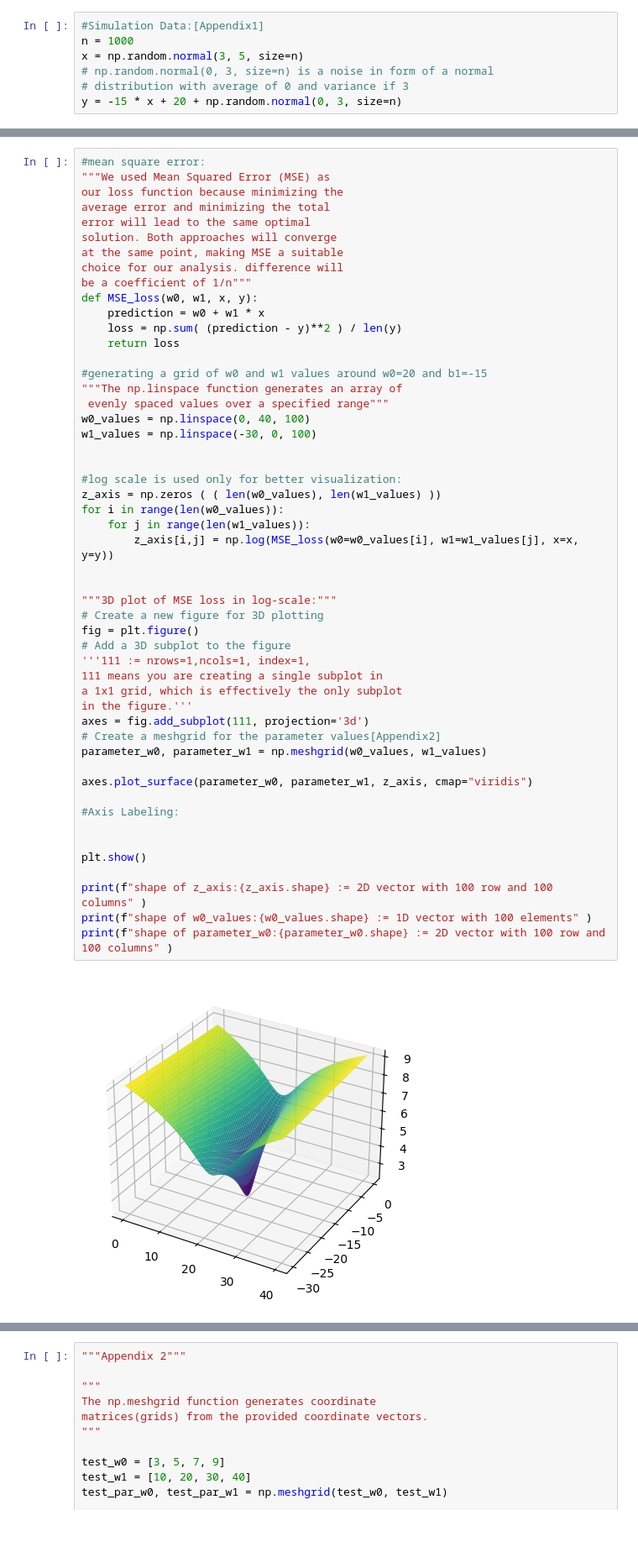
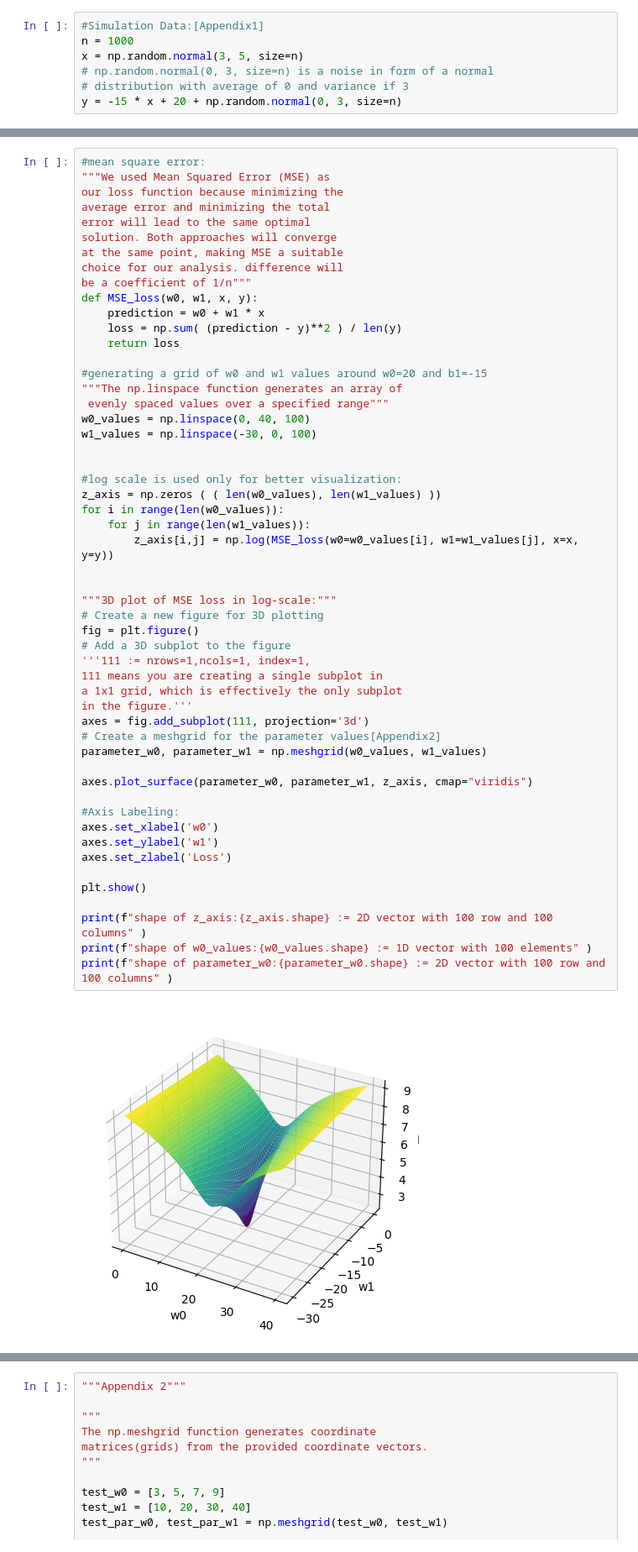
Before and after one commit to Ramtin-BeheshtAeen/intro-to-ml-code, a Jupyter notebook: introduction_to_machine_learning/session-2-linear-regression-gradient-descent2.ipynb, the cells around one changed output, grey strips where cells are left out. Shown at 84% size. Drawn from its saved outputs; the diff is of its cells as text.

```diff
--- a/introduction_to_machine_learning/session-2-linear-regression-gradient-descent2.ipynb
+++ b/introduction_to_machine_learning/session-2-linear-regression-gradient-descent2.ipynb
@@ -88,35 +88,37 @@ w1_values = np.linspace(-30, 0, 100)
 
 #log scale is used only for better visualization:
 z_axis = np.zeros ( ( len(w0_values), len(w1_values) ))
 for i in range(len(w0_values)):
     for j in range(len(w1_values)):
         z_axis[i,j] = np.log(MSE_loss(w0=w0_values[i], w1=w1_values[j], x=x, y=y))
 
 
 """3D plot of MSE loss in log-scale:"""
 # Create a new figure for 3D plotting
 fig = plt.figure()
 # Add a 3D subplot to the figure
 '''111 := nrows=1,ncols=1, index=1,
 111 means you are creating a single subplot in
 a 1x1 grid, which is effectively the only subplot
 in the figure.'''
 axes = fig.add_subplot(111, projection='3d')
 # Create a meshgrid for the parameter values[Appendix2]
 parameter_w0, parameter_w1 = np.meshgrid(w0_values, w1_values)
 
 axes.plot_surface(parameter_w0, parameter_w1, z_axis, cmap="viridis")
 
 #Axis Labeling:
-
+axes.set_xlabel('w0')
+axes.set_ylabel('w1')
+axes.set_zlabel('Loss')
 
 plt.show()
 
 print(f"shape of z_axis:{z_axis.shape} := 2D vector with 100 row and 100 columns" )
 print(f"shape of w0_values:{w0_values.shape} := 1D vector with 100 elements" )
 print(f"shape of parameter_w0:{parameter_w0.shape} := 2D vector with 100 row and 100 columns" )
 # %% [output]
-[figure, old version]
+[figure, new version]
 shape of z_axis:(100, 100) := 2D vector with 100 row and 100 columns
 shape of w0_values:(100,) := 1D vector with 100 elements
 shape of parameter_w0:(100, 100) := 2D vector with 100 row and 100 columns
```
Also changed, not shown: parts of 13 cells of this notebook.
